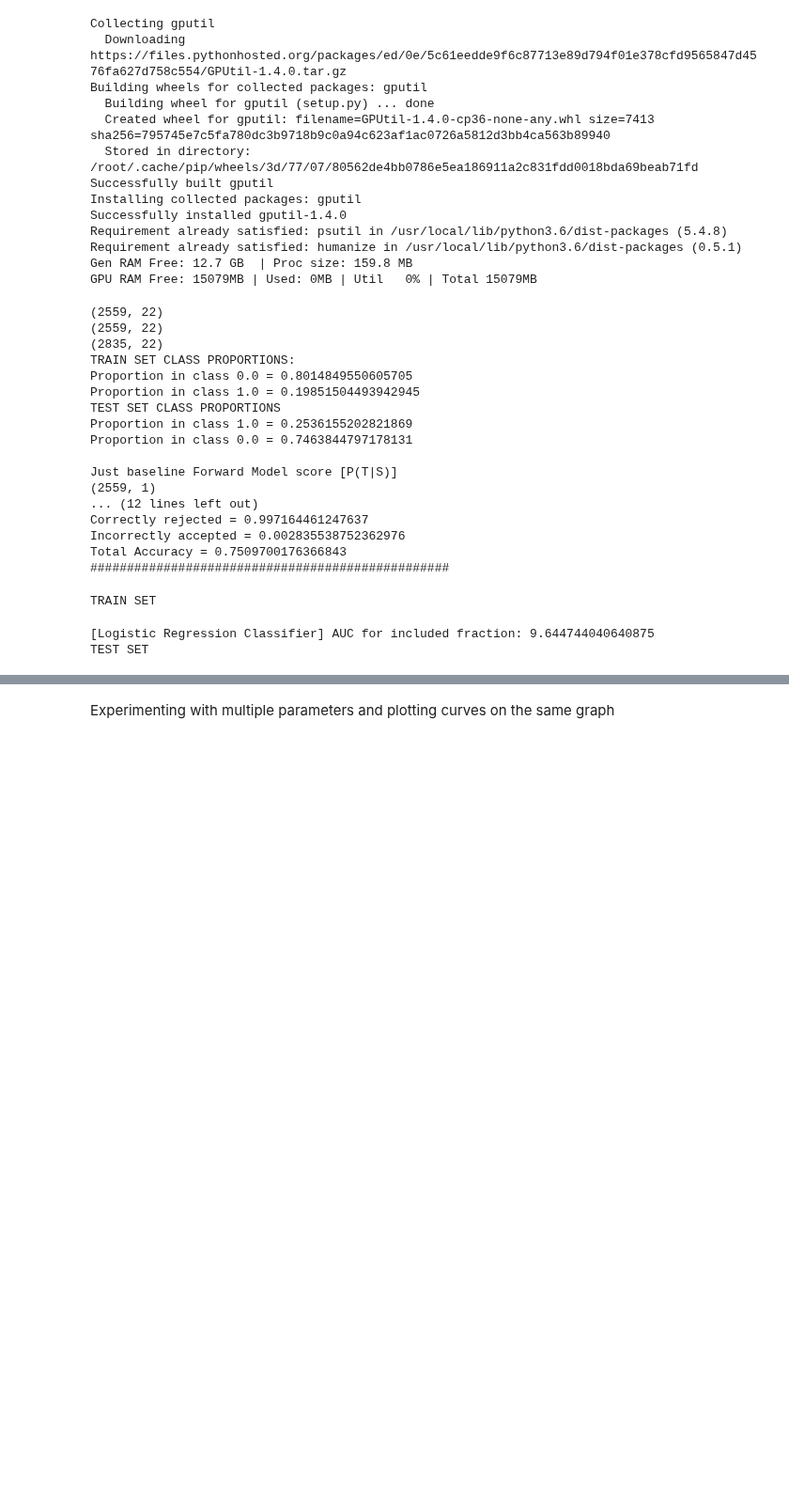
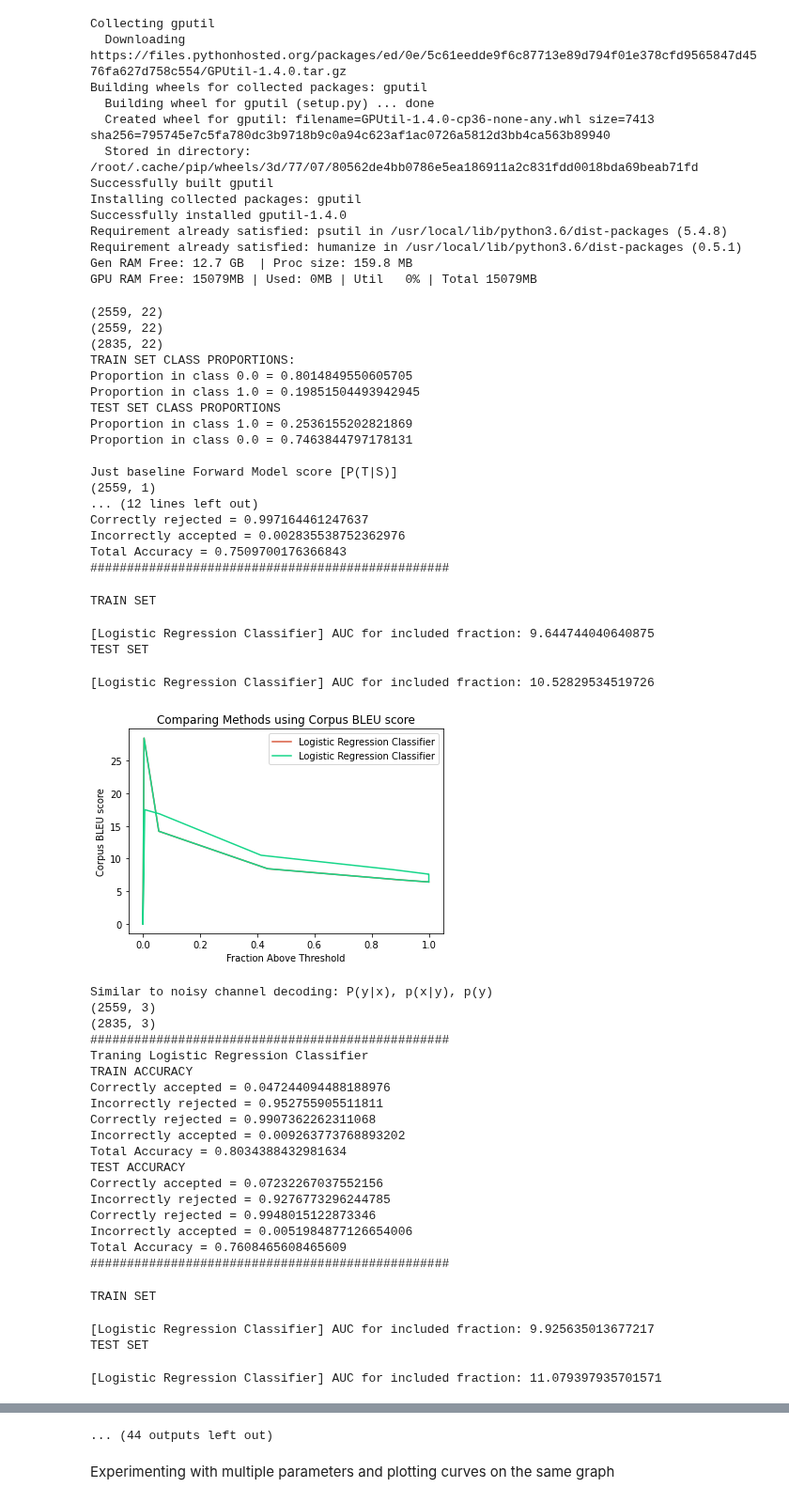
Before and after one commit to DhruvaBansal00/ConfidentMT, a Jupyter notebook: FeatureSubsetBinaryClassifers.ipynb, the cells around one changed output, grey strips where cells are left out. Shown at 94% size. Drawn from its saved outputs; the diff is of its cells as text; code cells hidden in the pictures; blank space fills up the shorter version.

Commit message:
Logistic regression results

```diff
--- a/FeatureSubsetBinaryClassifers.ipynb
+++ b/FeatureSubsetBinaryClassifers.ipynb
@@ -522,34 +522,54 @@ for ind, subset in enumerate(featureSubsets):
       c = (r, g, b)
       plt.plot(acceptedFraction, acceptedScores, label = modelLabel[j], color=c)
       acceptedScores = [x for _,x in sorted(zip(acceptedFraction,acceptedScores))]
       acceptedFraction.sort()
 
       print("["+modelLabel[j]+"] AUC for included fraction: {}".format(auc(acceptedFraction, acceptedScores)))
   plt.legend(loc="upper right")
   plt.show()
   print("\n\n")
-
-for output_1 in outputs:
-    for output_2 in outputs:
-        computeSimilarity(output_1, output_2)
 # %% [output]
 (2559, 22)
 (2559, 22)
 (2835, 22)
 TRAIN SET CLASS PROPORTIONS:
 Proportion in class 0.0 = 0.8014849550605705
 Proportion in class 1.0 = 0.19851504493942945
 TEST SET CLASS PROPORTIONS
 Proportion in class 1.0 = 0.2536155202821869
 Proportion in class 0.0 = 0.7463844797178131
 
 Just baseline Forward Model score [P(T|S)]
 (2559, 1)
 ... (12 lines left out)
 Correctly rejected = 0.997164461247637
 Incorrectly accepted = 0.002835538752362976
 Total Accuracy = 0.7509700176366843
 #################################################
 TRAIN SET
 [Logistic Regression Classifier] AUC for included fraction: 9.644744040640875
 TEST SET
+[Logistic Regression Classifier] AUC for included fraction: 10.52829534519726
+[figure, added]
+Similar to noisy channel decoding: P(y|x), p(x|y), p(y)
+(2559, 3)
+(2835, 3)
+#################################################
+Traning Logistic Regression Classifier
+TRAIN ACCURACY
+Correctly accepted = 0.047244094488188976
+Incorrectly rejected = 0.952755905511811
+Correctly rejected = 0.9907362262311068
+Incorrectly accepted = 0.009263773768893202
+Total Accuracy = 0.8034388432981634
+TEST ACCURACY
+Correctly accepted = 0.07232267037552156
+Incorrectly rejected = 0.9276773296244785
+Correctly rejected = 0.9948015122873346
+Incorrectly accepted = 0.0051984877126654006
+Total Accuracy = 0.7608465608465609
+#################################################
+TRAIN SET
+[Logistic Regression Classifier] AUC for included fraction: 9.925635013677217
+TEST SET
+[Logistic Regression Classifier] AUC for included fraction: 11.079397935701571
@@ -556,3 +596,4 @@ TEST SET
+... (44 outputs left out)
 # %%
 from sklearn.model_selection import KFold
 import time
```
Also changed, not shown: parts of 1 cell of this notebook.
